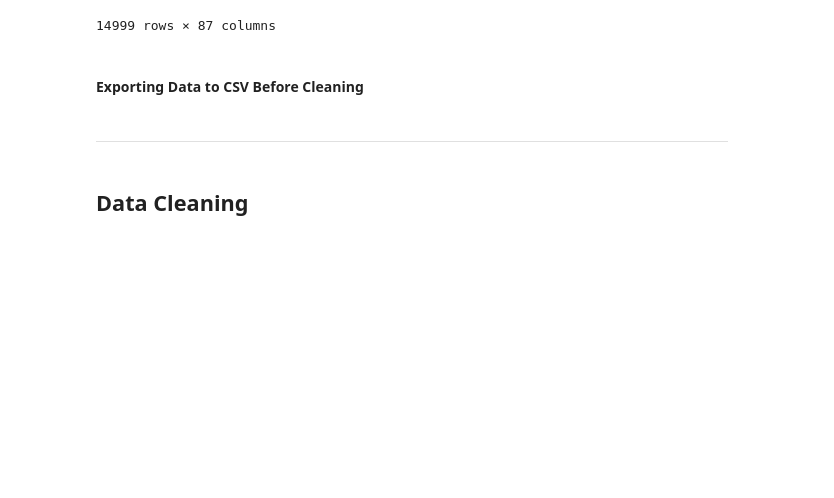
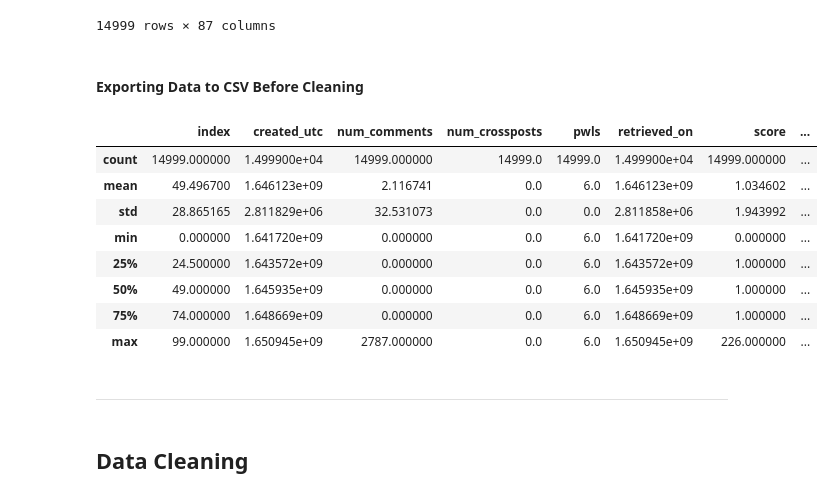
Before and after one commit to jpetersen626/reddit_classification_nlp, a Jupyter notebook: code/01_Data Collection_Cleaning.ipynb, the cells around one changed output. Drawn from its saved outputs; the diff is of its cells as text; code cells hidden in the pictures; blank space fills up the shorter version.

```diff
--- a/code/01_Data Collection_Cleaning.ipynb
+++ b/code/01_Data Collection_Cleaning.ipynb
@@ -158,6 +178,18 @@ h_potter
 14999 rows × 87 columns
 # %% [markdown]
 #### Exporting Data to CSV Before Cleaning
+# %%
+h_potter.describe()
+# %% [output]
+|  | index | created_utc | num_comments | num_crossposts | pwls | retrieved_on | score | ... |
+| count | 14999.000000 | 1.499900e+04 | 14999.000000 | 14999.0 | 14999.0 | 1.499900e+04 | 14999.000000 | ... |
+| mean | 49.496700 | 1.646123e+09 | 2.116741 | 0.0 | 6.0 | 1.646123e+09 | 1.034602 | ... |
+| std | 28.865165 | 2.811829e+06 | 32.531073 | 0.0 | 0.0 | 2.811858e+06 | 1.943992 | ... |
+| min | 0.000000 | 1.641720e+09 | 0.000000 | 0.0 | 6.0 | 1.641720e+09 | 0.000000 | ... |
+| 25% | 24.500000 | 1.643572e+09 | 0.000000 | 0.0 | 6.0 | 1.643572e+09 | 1.000000 | ... |
+| 50% | 49.000000 | 1.645935e+09 | 0.000000 | 0.0 | 6.0 | 1.645935e+09 | 1.000000 | ... |
+| 75% | 74.000000 | 1.648669e+09 | 0.000000 | 0.0 | 6.0 | 1.648669e+09 | 1.000000 | ... |
+| max | 99.000000 | 1.650945e+09 | 2787.000000 | 0.0 | 6.0 | 1.650945e+09 | 226.000000 | ... |
 # %%
 h_potter.to_csv('../datasets/h_potter.csv', index=False)
 # %% [markdown]
```
Also changed, not shown: parts of 3 cells of this notebook, 3 other files.
